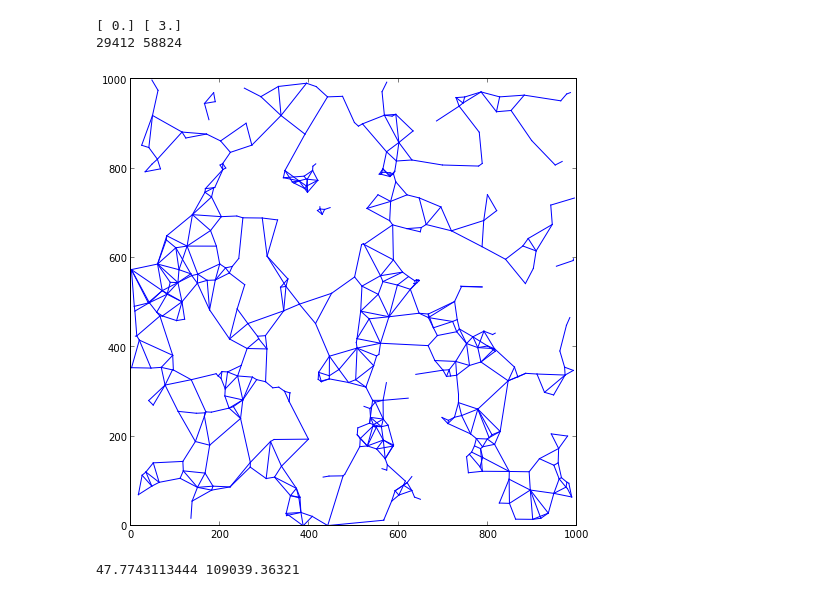
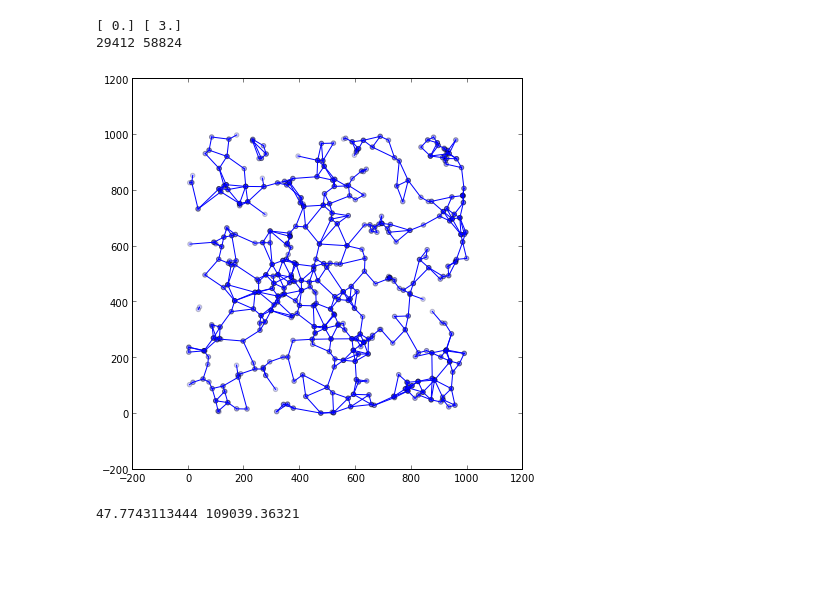
Before and after one commit to forero/SparseFilaments, a Jupyter notebook: code/ipython/network.ipynb, the cells around one changed output. Saved outputs shown, nothing was run; the diff lists cells and outputs as text; code cells hidden in the pictures; blank space fills up the shorter version.

```diff
--- a/code/ipython/network.ipynb
+++ b/code/ipython/network.ipynb
@@ -2,7 +2,8 @@
 Visualization of the network data produced by ngl-beta
 # %%
 %pylab inline
-rcParams['figure.figsize'] = 8, 8
+from scipy.stats import ks_2samp
+rcParams['figure.figsize'] = 7, 7
 # %% [output]
 Welcome to pylab, a matplotlib-based Python environment [backend: module://IPython.zmq.pylab.backend_inline].
 For more information, type 'help(pylab)'.
@@ -52,16 +53,16 @@ clean_link_data = clean_links(link_data)
 # %%
 n_points = size(clean_link_data[:,0])
 for i_link in range(n_points):
     point_A_ID = clean_link_data[i_link,0]
     point_B_ID = clean_link_data[i_link,1]
     points_x = array([point_data[point_A_ID,0], point_data[point_B_ID,0]])
     points_y = array([point_data[point_A_ID,1], point_data[point_B_ID,1]])
     points_z = array([point_data[point_A_ID,2], point_data[point_B_ID,2]])
-    if((points_z[0]<750.0) & (points_z[0]>700.0) & (points_z[1]<750.0) & (points_z[1]>700.0)):
+    if((points_z[0]<550.0) & (points_z[0]>500.0) & (points_z[1]<550.0) & (points_z[1]>500.0)):
         plot(points_x, points_y, linestyle="-", color="b")
-        #scatter(points_x, points_z)
+        scatter(points_x, points_y, alpha=0.2)
 # %% [output]
-[figure, old version]
+[figure, new version]
 # %%
 volume = 1000.0**3.0
 n_halos = size(point_data[:,0])
```
Also changed, not shown: parts of 7 cells of this notebook.
